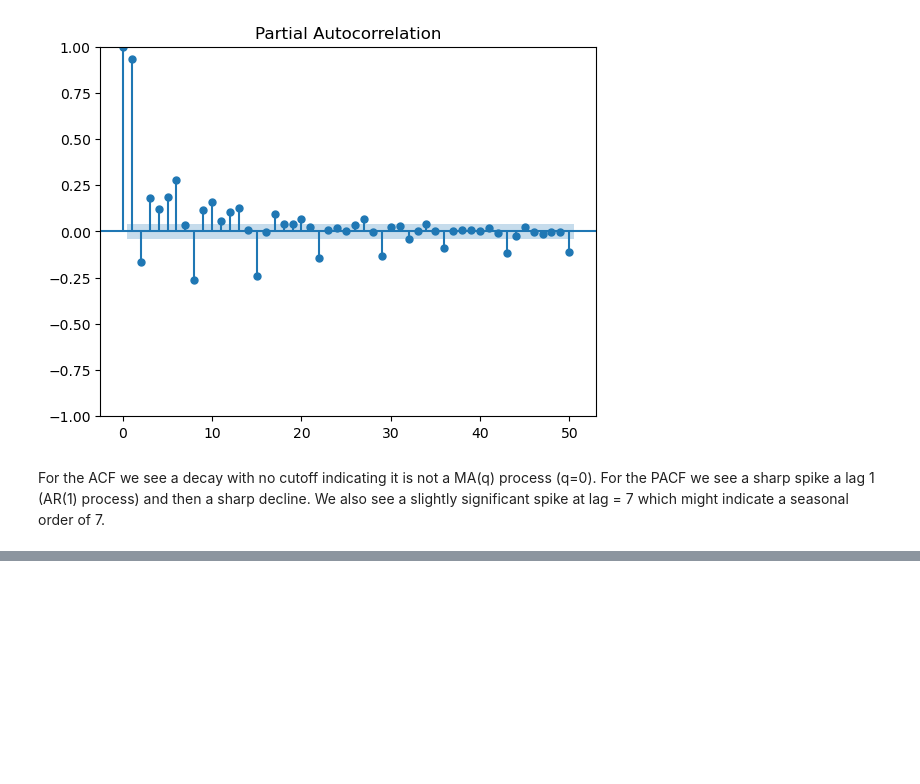
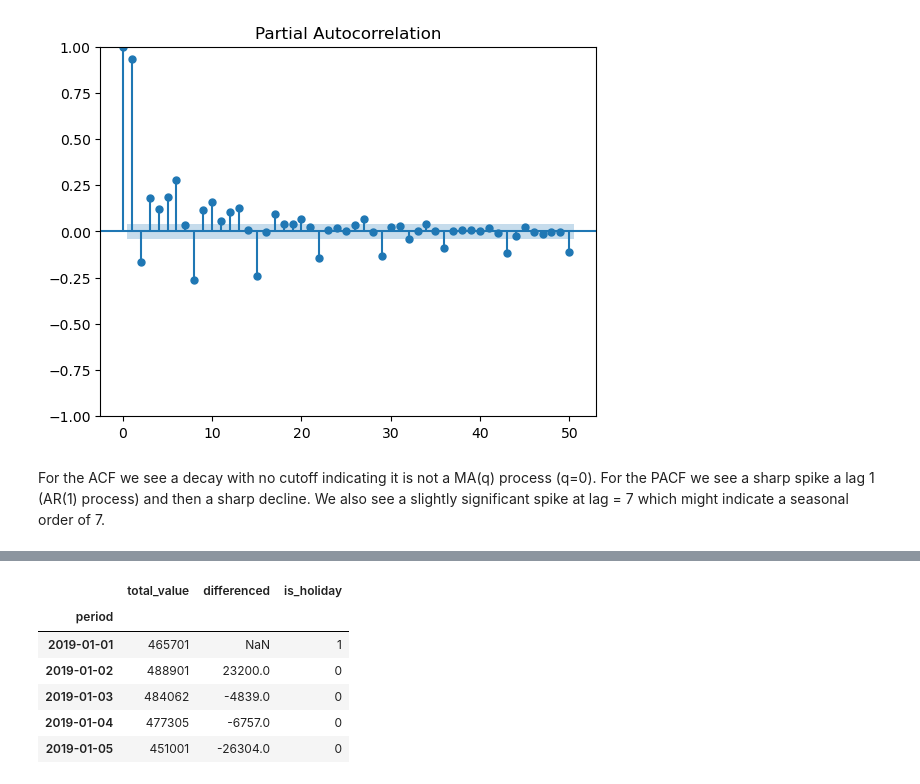
Before and after one commit to Jibu24/Energy_Demand_Forecasting, a Jupyter notebook: Notebooks/EDA_1.ipynb, the cells around one changed output, grey strips where cells are left out. Cells and saved outputs as stored; diff of their text form; code cells hidden in the pictures; blank space fills up the shorter version.

```diff
--- a/Notebooks/EDA_1.ipynb
+++ b/Notebooks/EDA_1.ipynb
@@ -242,0 +271,10 @@ daily_total.to_csv("total_data.csv", index=True)
+# %%
+daily_total.head()
+# %% [output]
+|  | total_value | differenced | is_holiday |
+| period |  |  |  |
+| 2019-01-01 | 465701 | NaN | 1 |
+| 2019-01-02 | 488901 | 23200.0 | 0 |
+| 2019-01-03 | 484062 | -4839.0 | 0 |
+| 2019-01-04 | 477305 | -6757.0 | 0 |
+| 2019-01-05 | 451001 | -26304.0 | 0 |
```
Also changed, not shown: parts of 4 cells of this notebook.
